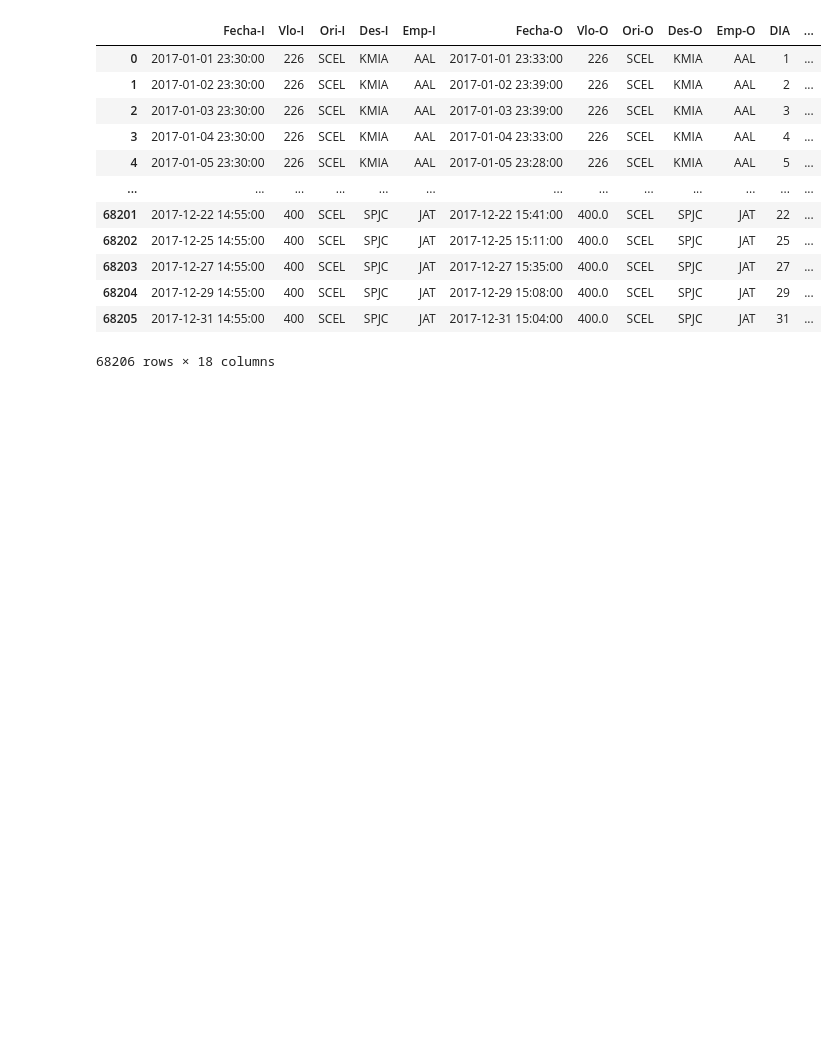
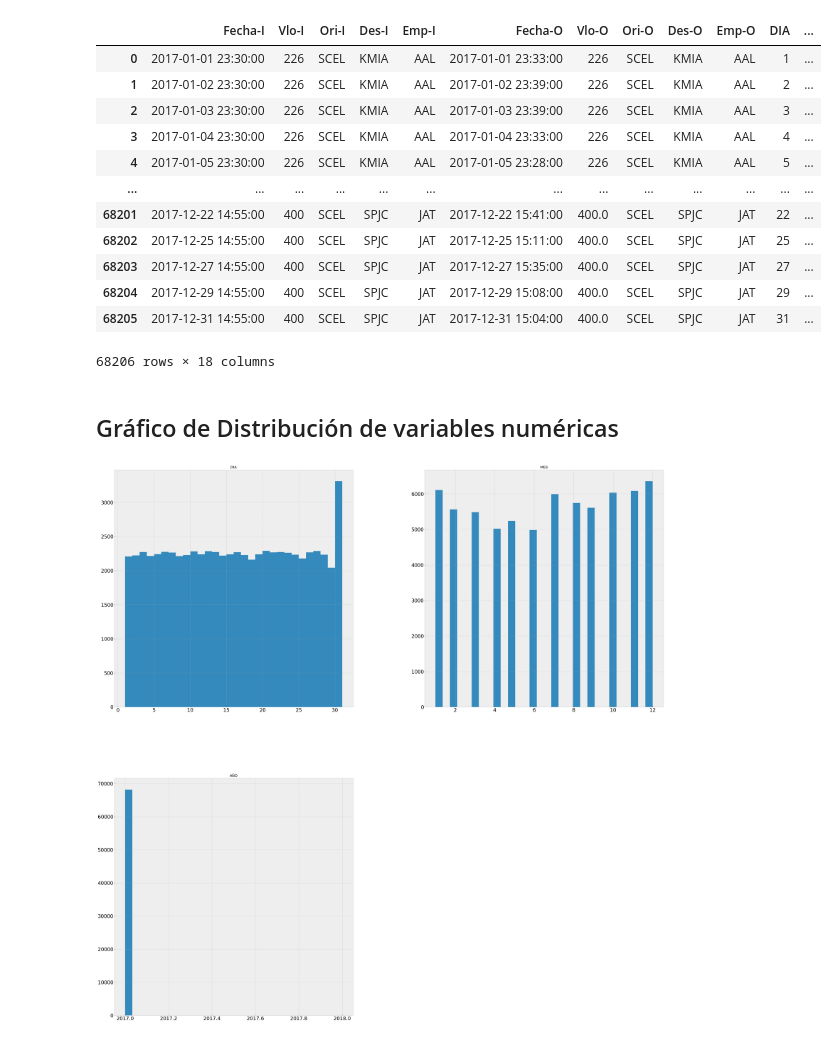
Before and after one commit to sergiocastillog/latam-project, a Jupyter notebook: solution.ipynb, the cells around one changed output. Cells and saved outputs as stored; diff of their text form; code cells hidden in the pictures; blank space fills up the shorter version.

Commit message:
- data graph

```diff
--- a/solution.ipynb
+++ b/solution.ipynb
@@ -18,3 +18,9 @@ df
 | 68204 | 2017-12-29 14:55:00 | 400 | SCEL | SPJC | JAT | 2017-12-29 15:08:00 | 400.0 | SCEL | SPJC | JAT | 29 | ... |
 | 68205 | 2017-12-31 14:55:00 | 400 | SCEL | SPJC | JAT | 2017-12-31 15:04:00 | 400.0 | SCEL | SPJC | JAT | 31 | ... |
 68206 rows × 18 columns
+# %% [markdown]
+## Gráfico de Distribución de variables numéricas
+# %%
+df.hist(figsize=(40, 40), bins=30, xlabelsize=20, ylabelsize=20);
+# %% [output]
+[figure, added]
```
Also changed, not shown: parts of 1 cell of this notebook.
